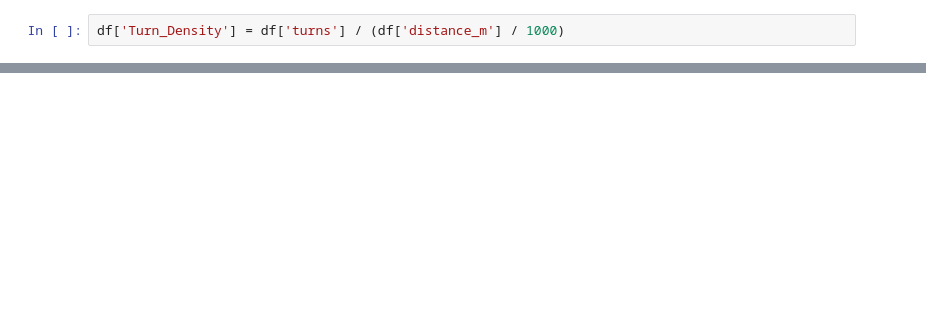
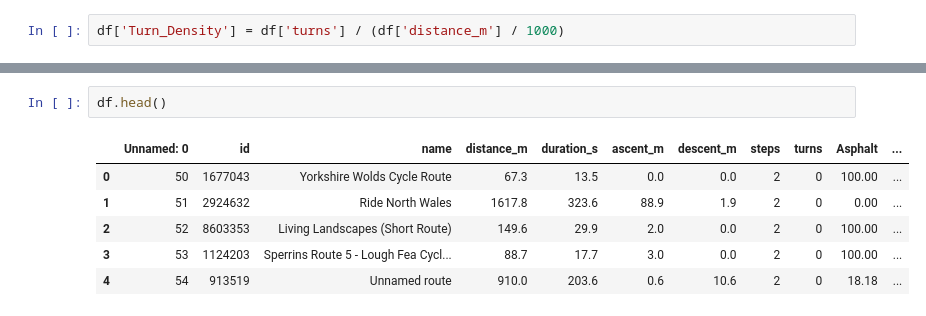
Before and after one commit to Eugle3/cycle_more, a Jupyter notebook: Notebooks/Feature Engineering.ipynb, the cells around one changed output, grey strips where cells are left out. Cells and saved outputs as stored; diff of their text form; blank space fills up the shorter version.

```diff
--- a/Notebooks/Feature Engineering.ipynb
+++ b/Notebooks/Feature Engineering.ipynb
@@ -92,0 +63,9 @@ df
+# %%
+df.head()
+# %% [output]
+|  | Unnamed: 0 | id | name | distance_m | duration_s | ascent_m | descent_m | steps | turns | Asphalt | ... |
+| 0 | 50 | 1677043 | Yorkshire Wolds Cycle Route | 67.3 | 13.5 | 0.0 | 0.0 | 2 | 0 | 100.00 | ... |
+| 1 | 51 | 2924632 | Ride North Wales | 1617.8 | 323.6 | 88.9 | 1.9 | 2 | 0 | 0.00 | ... |
+| 2 | 52 | 8603353 | Living Landscapes (Short Route) | 149.6 | 29.9 | 2.0 | 0.0 | 2 | 0 | 100.00 | ... |
+| 3 | 53 | 1124203 | Sperrins Route 5 - Lough Fea Cycl... | 88.7 | 17.7 | 3.0 | 0.0 | 2 | 0 | 100.00 | ... |
+| 4 | 54 | 913519 | Unnamed route | 910.0 | 203.6 | 0.6 | 10.6 | 2 | 0 | 18.18 | ... |
```
Also changed, not shown: parts of 13 cells of this notebook, 4 other files.
